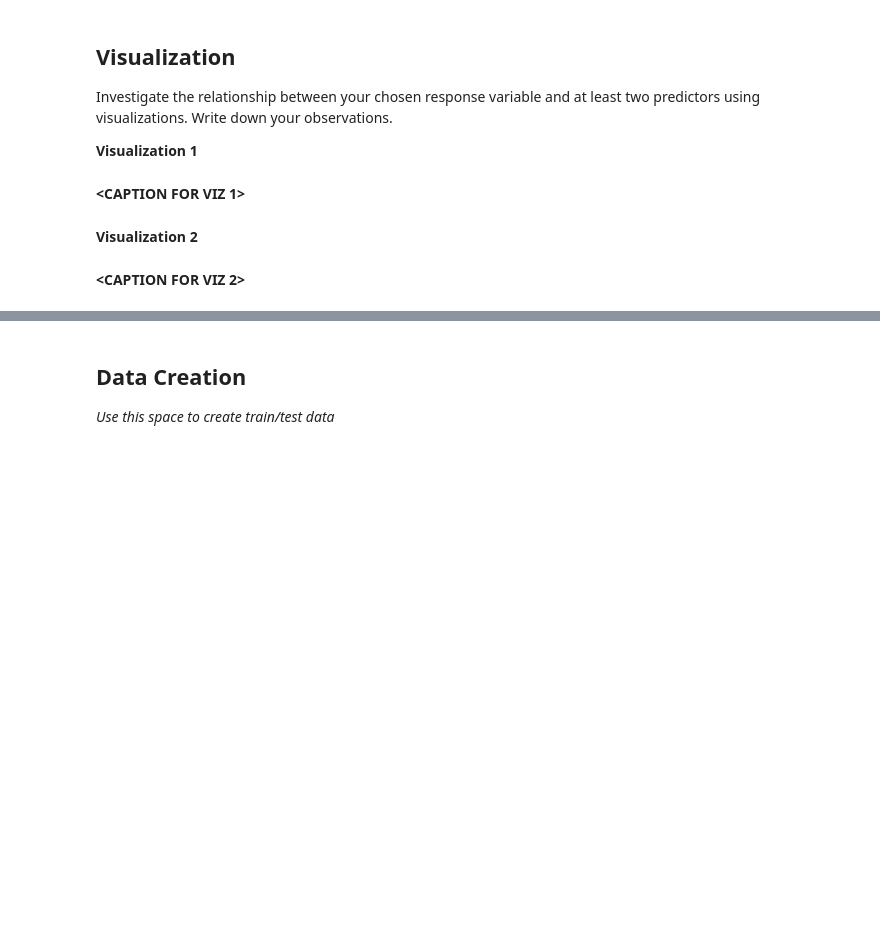
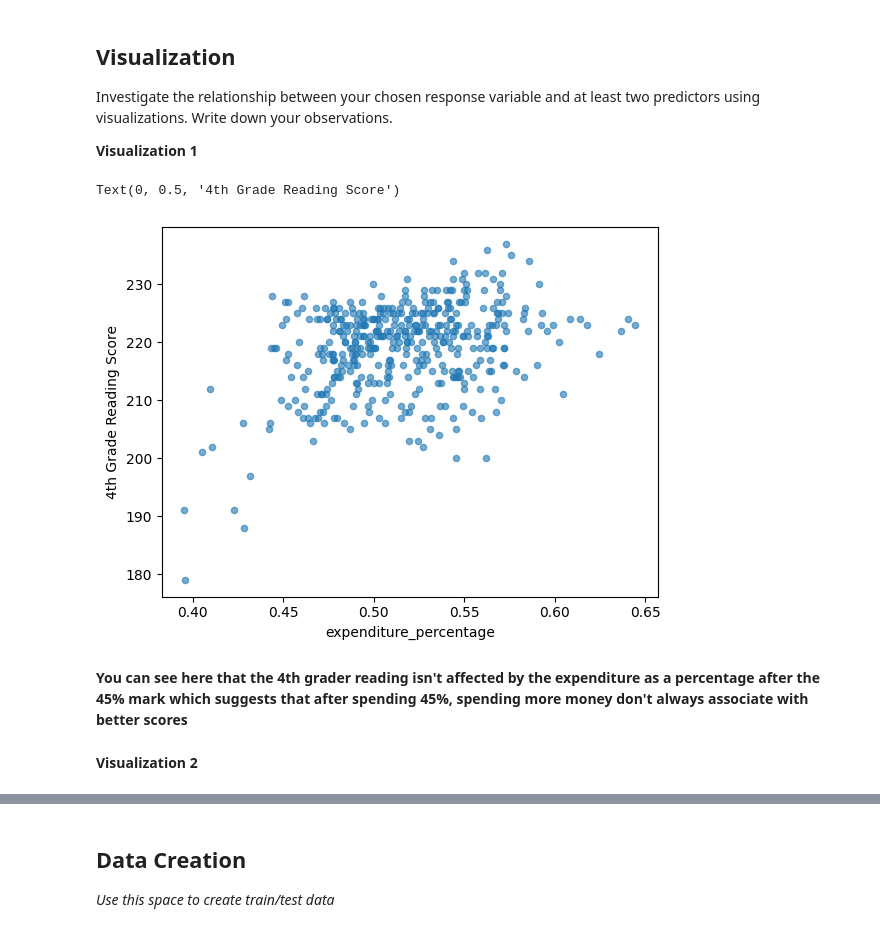
Before and after one commit to Riamuwilko/mdst_tutorial, a Jupyter notebook: tutorial1/checkpoint1.ipynb, the cells around one changed output, grey strips where cells are left out. Drawn from its saved outputs; the diff is of its cells as text; code cells hidden in the pictures; blank space fills up the shorter version.

```diff
--- a/tutorial1/checkpoint1.ipynb
+++ b/tutorial1/checkpoint1.ipynb
@@ -146,9 +162,15 @@ Feature engineering justification: **Combining features educational expenditure
 Investigate the relationship between your chosen response variable and at least two predictors using visualizations. Write down your observations.
 
 **Visualization 1**
-# %% [markdown]
-**<CAPTION FOR VIZ 1>**
+# %%
+import matplotlib.pyplot as plt
+df.plot.scatter(x='expenditure_percentage', y='AVG_READING_4_SCORE', alpha=0.6)
+plt.xlabel('expenditure_percentage')
+plt.ylabel('4th Grade Reading Score')
+# %% [output]
+Text(0, 0.5, '4th Grade Reading Score')
+[figure, added]
+# %% [markdown]
+**You can see here that the 4th grader reading isn't affected by the expenditure as a percentage after the 45% mark which suggests that after spending 45%, spending more money don't always associate with better scores**
 # %% [markdown]
 **Visualization 2**
-# %% [markdown]
-**<CAPTION FOR VIZ 2>**
```
Also changed, not shown: parts of 19 cells of this notebook.
